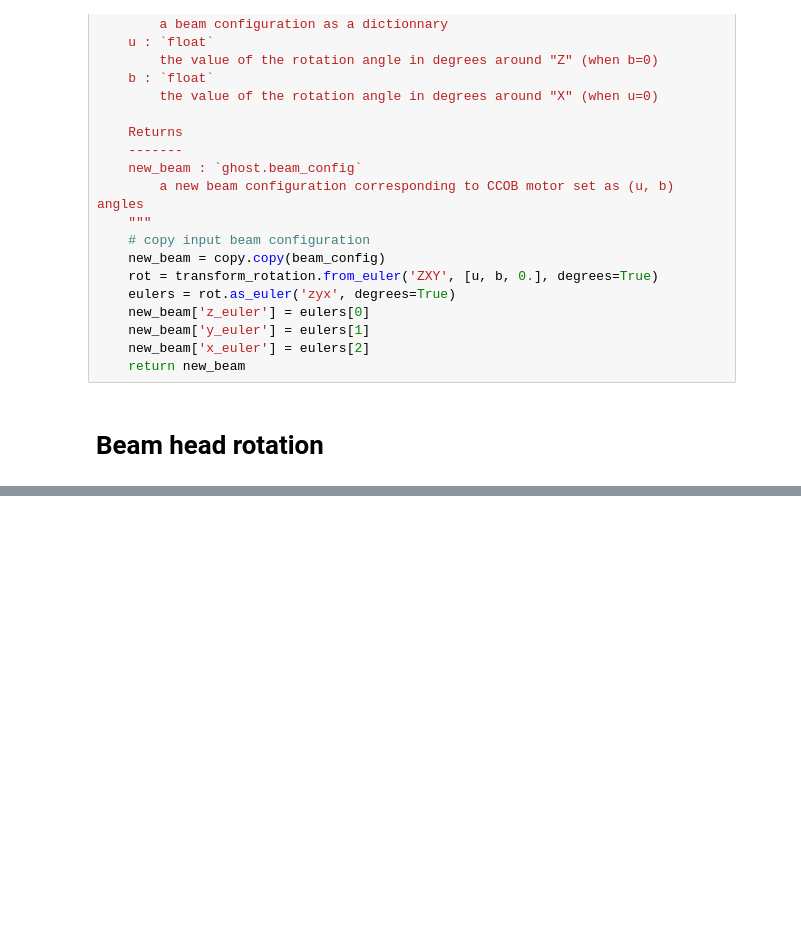
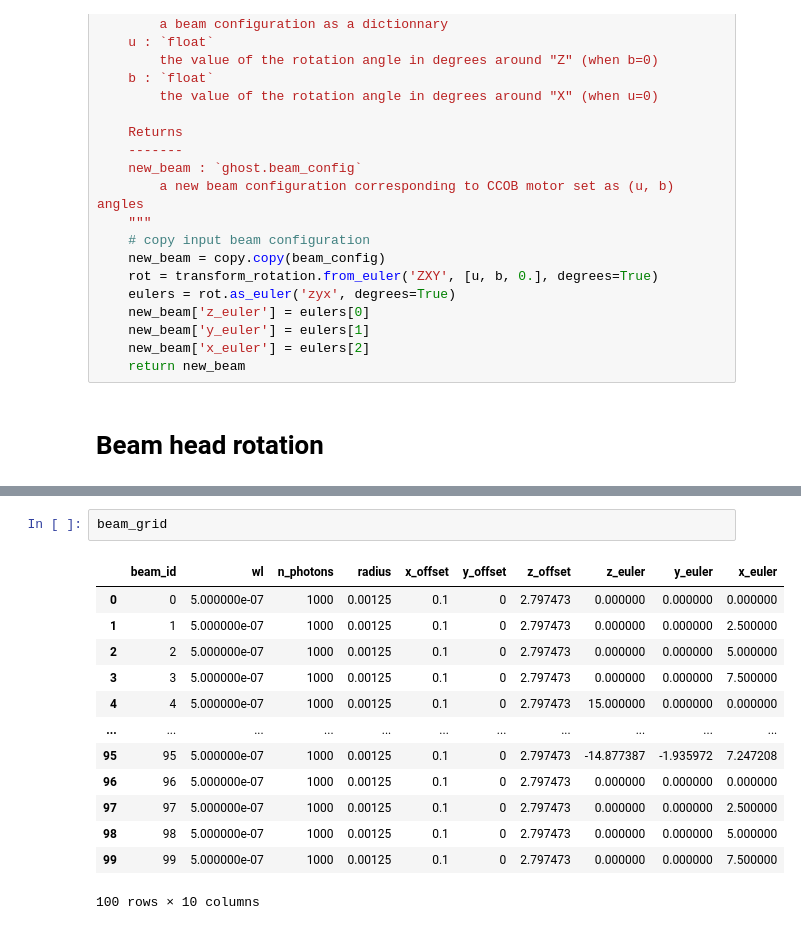
Before and after one commit to lsst-camera-dh/ghosts, a Jupyter notebook: notebooks/LSST_CCOB_beam_head_rotation.ipynb, the cells around one changed output, grey strips where cells are left out. Cells and saved outputs as stored; diff of their text form; blank space fills up the shorter version.

```diff
--- a/notebooks/LSST_CCOB_beam_head_rotation.ipynb
+++ b/notebooks/LSST_CCOB_beam_head_rotation.ipynb
@@ -270,0 +319,16 @@ Simulating beam id  75
+# %%
+beam_grid
+# %% [output]
+|  | beam_id | wl | n_photons | radius | x_offset | y_offset | z_offset | z_euler | y_euler | x_euler |
+| 0 | 0 | 5.000000e-07 | 1000 | 0.00125 | 0.1 | 0 | 2.797473 | 0.000000 | 0.000000 | 0.000000 |
+| 1 | 1 | 5.000000e-07 | 1000 | 0.00125 | 0.1 | 0 | 2.797473 | 0.000000 | 0.000000 | 2.500000 |
+| 2 | 2 | 5.000000e-07 | 1000 | 0.00125 | 0.1 | 0 | 2.797473 | 0.000000 | 0.000000 | 5.000000 |
+| 3 | 3 | 5.000000e-07 | 1000 | 0.00125 | 0.1 | 0 | 2.797473 | 0.000000 | 0.000000 | 7.500000 |
+| 4 | 4 | 5.000000e-07 | 1000 | 0.00125 | 0.1 | 0 | 2.797473 | 15.000000 | 0.000000 | 0.000000 |
+| ... | ... | ... | ... | ... | ... | ... | ... | ... | ... | ... |
+| 95 | 95 | 5.000000e-07 | 1000 | 0.00125 | 0.1 | 0 | 2.797473 | -14.877387 | -1.935972 | 7.247208 |
+| 96 | 96 | 5.000000e-07 | 1000 | 0.00125 | 0.1 | 0 | 2.797473 | 0.000000 | 0.000000 | 0.000000 |
+| 97 | 97 | 5.000000e-07 | 1000 | 0.00125 | 0.1 | 0 | 2.797473 | 0.000000 | 0.000000 | 2.500000 |
+| 98 | 98 | 5.000000e-07 | 1000 | 0.00125 | 0.1 | 0 | 2.797473 | 0.000000 | 0.000000 | 5.000000 |
+| 99 | 99 | 5.000000e-07 | 1000 | 0.00125 | 0.1 | 0 | 2.797473 | 0.000000 | 0.000000 | 7.500000 |
+100 rows × 10 columns
```
Also changed, not shown: parts of 6 cells of this notebook.
